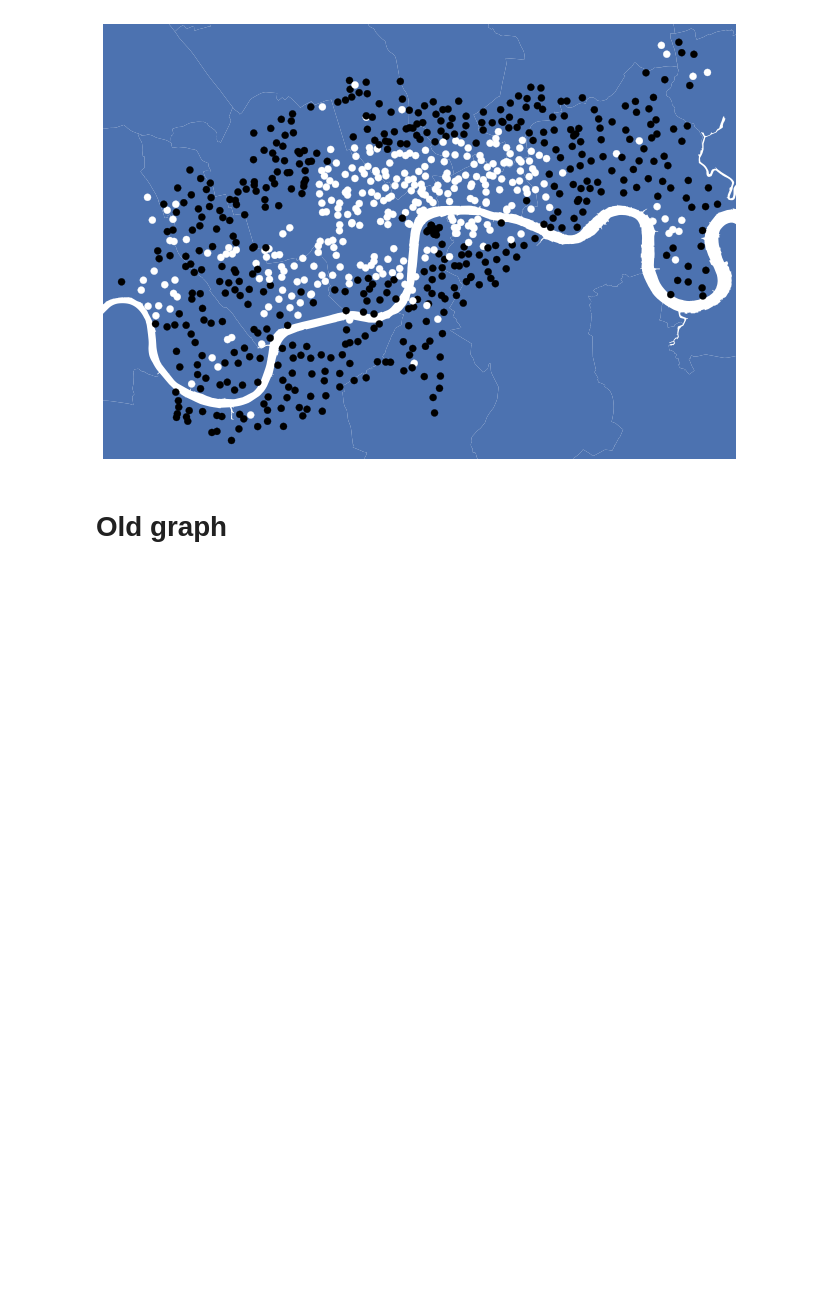
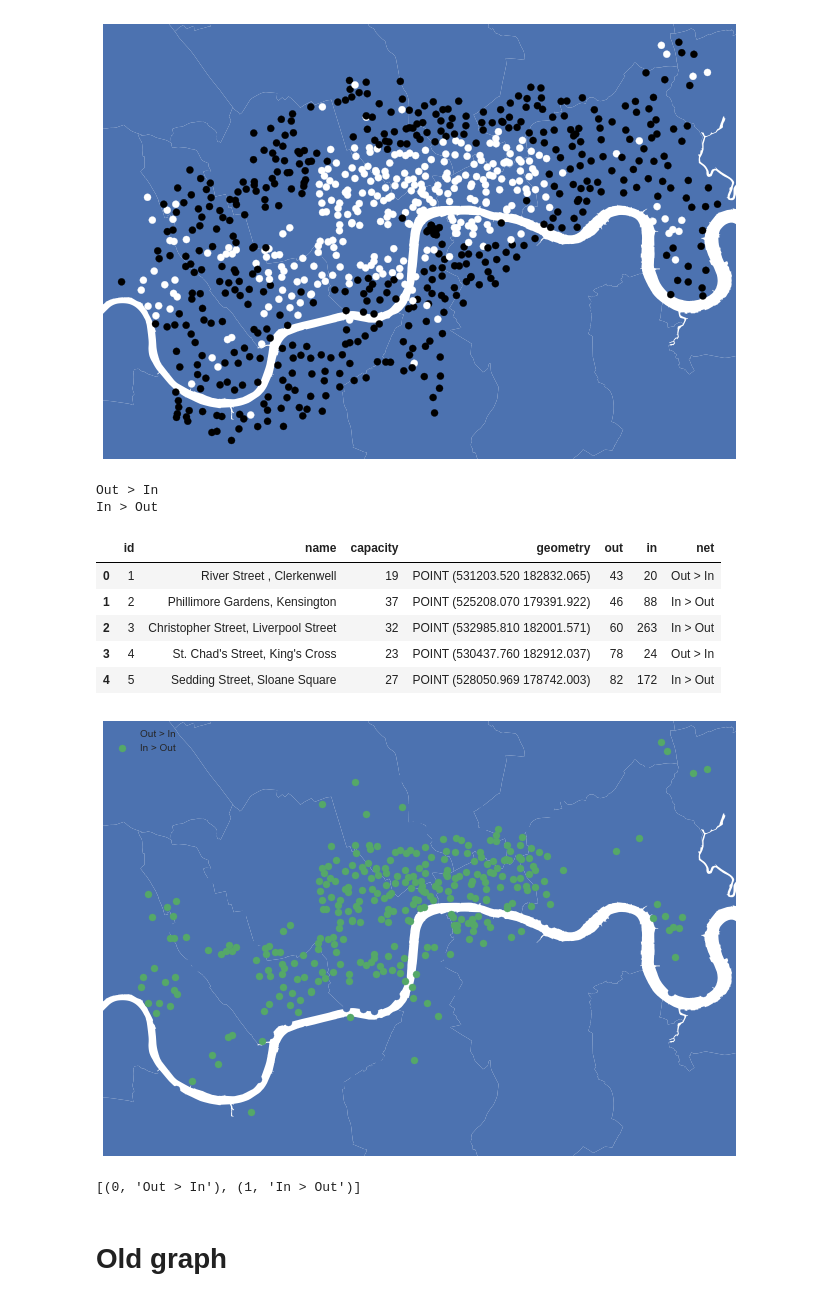
Before and after one commit to fabiangunzinger/london_cycling, a Jupyter notebook: tfl_bikes_movement.ipynb, the cells around one changed output. Cells and saved outputs as stored; diff of their text form; code cells hidden in the pictures; blank space fills up the shorter version.

Commit message:
Flow graph with labels

```diff
--- a/tfl_bikes_movement.ipynb
+++ b/tfl_bikes_movement.ipynb
@@ -179,7 +179,9 @@ mornings = weekdays[weekdays['start_date'].dt.hour.between(6,10)]
 morning_flows = calc_flows(mornings)
 morning_flows = stations.merge(morning_flows, on='id', how='inner')
 
-pos_net_outflow = morning_flows['out'] - morning_flows['in'] > 0
+evenings = weekdays[weekdays['start_date'].dt.hour.between(16,20)]
+evening_flows = calc_flows(evenings)
+evening_flows = stations.merge(evening_flows, on='id', how='inner')
 # %%
 from toolbox.toolbox import get_borough_boundaries
 
@@ -204,5 +211,61 @@ ax.axis('off');
 # %% [output]
 [figure]
+# %%
+from toolbox.toolbox import get_borough_boundaries
+
+def make_flow_plot(df):
+    boundaries = get_borough_boundaries()
+
+    # Ensure crs are consistent
+    df = morning_flows.to_crs(boundaries.crs)
+
+    fig, ax = plt.subplots(1, 1, figsize=(16,8))
+
+    xmin = df['geometry'].bounds.minx.min() - 500
+    xmax = df['geometry'].bounds.maxx.max() + 500
+    ymin = df['geometry'].bounds.miny.min() - 500
+    ymax = df['geometry'].bounds.maxy.max() + 500
+
+    df['net'] = df['out'] - df['in'] > 0
+
+    labels = {True: 'Out > In', False:'In > Out'}
+    df['net'] = df['net'].map(labels)
+
+    clist = ['green', 'red']
+
+    base = boundaries.plot(ax=ax)
+    for g in enumerate(df['net'].unique()):
+        print(g)
+        df[df['net'] == g].plot(ax=base, marker='o', label=g, markersize=50, legend=True)
+
+    ax.set_xlim(xmin, xmax)
+    ax.set_ylim(ymin, ymax)
+    ax.axis('off')
+    ax.legend()
+
+    return df.head()
+
+make_flow_plot(morning_flows)
+# %% [output]
+Out > In
+In > Out
+|  | id | name | capacity | geometry | out | in | net |
+| 0 | 1 | River Street , Clerkenwell | 19 | POINT (531203.520 182832.065) | 43 | 20 | Out > In |
+| 1 | 2 | Phillimore Gardens, Kensington | 37 | POINT (525208.070 179391.922) | 46 | 88 | In > Out |
+| 2 | 3 | Christopher Street, Liverpool Street | 32 | POINT (532985.810 182001.571) | 60 | 263 | In > Out |
+| 3 | 4 | St. Chad's Street, King's Cross | 23 | POINT (530437.760 182912.037) | 78 | 24 | Out > In |
+| 4 | 5 | Sedding Street, Sloane Square | 27 | POINT (528050.969 178742.003) | 82 | 172 | In > Out |
+[figure, added]
+# %%
+
+df = morning_flows
+pos_net_outflow = df['out'] - df['in'] > 0
+
+labels = {True: 'Out > In', False:'In > Out'}
+u = pos_net_outflow.map(labels).unique()
+[a for a in enumerate(u)]
+# %% [output]
+[(0, 'Out > In'), (1, 'In > Out')]
 # %% [markdown]
 # Old graph
 # %%
```
Also changed, not shown: parts of 1 cell of this notebook.
